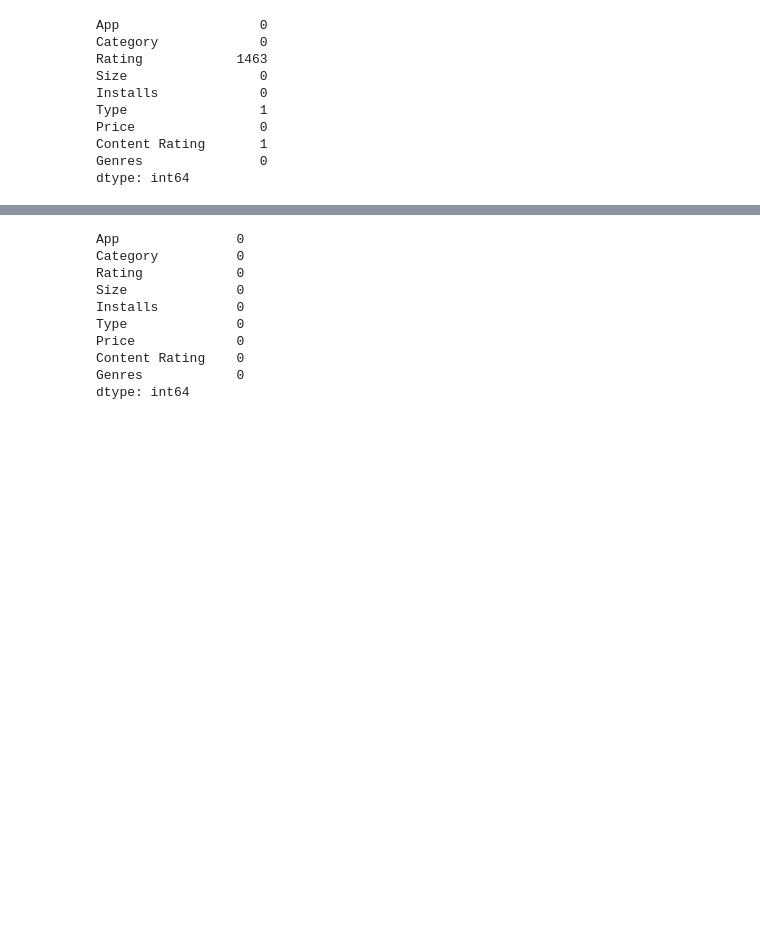
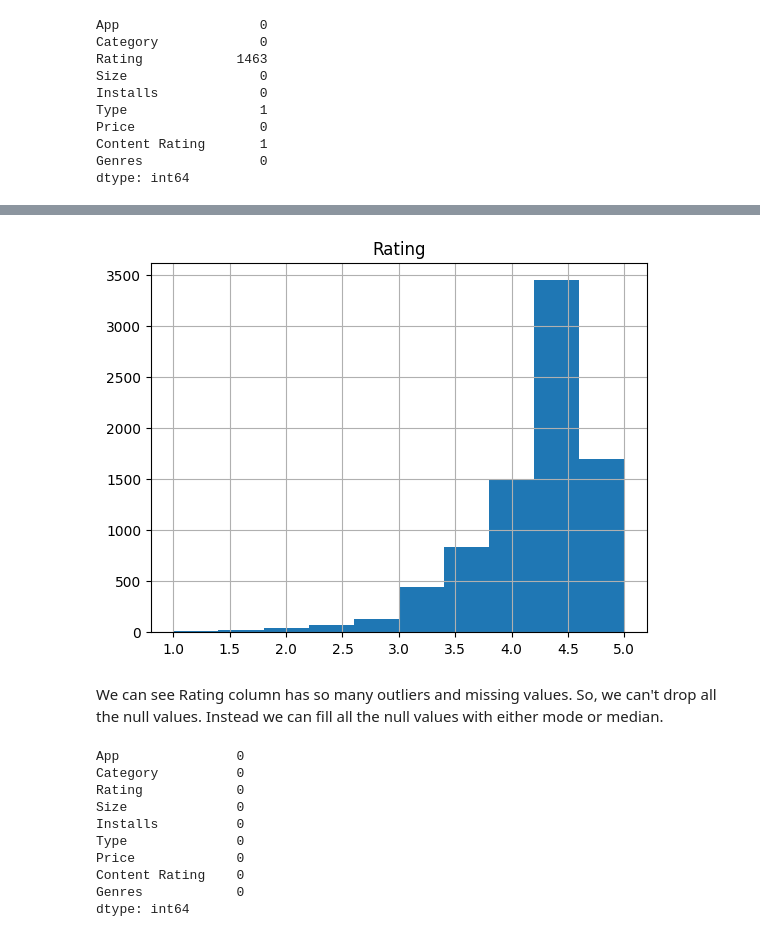
Before and after one commit to MijulSaxena/EDA-project-on-Gooogle-playstore., a Jupyter notebook: Play_Store_App_Review_Analysis_Capstone_Project_by_Mijul_Saxena.ipynb, the cells around one changed output, grey strips where cells are left out. Saved outputs shown, nothing was run; the diff lists cells and outputs as text; code cells hidden in the pictures; blank space fills up the shorter version.

```diff
--- a/Play_Store_App_Review_Analysis_Capstone_Project_by_Mijul_Saxena.ipynb
+++ b/Play_Store_App_Review_Analysis_Capstone_Project_by_Mijul_Saxena.ipynb
@@ -165,3 +178,9 @@ play_store_data.dropna(subset = ['Content Rating', 'Type'], inplace=True)
+# %%
+play_store_data.hist();
+# %% [output]
+[figure, added]
+# %% [markdown]
+We can see Rating column has so many outliers and missing values. So, we can't drop all the null values. Instead we can fill all the null values with either mode or median.
 # %%
 # Rating column filling the null values with mode in rating column
 mode_of_ratings = play_store_data['Rating'].mode()
```
Also changed, not shown: parts of 12 cells of this notebook.
